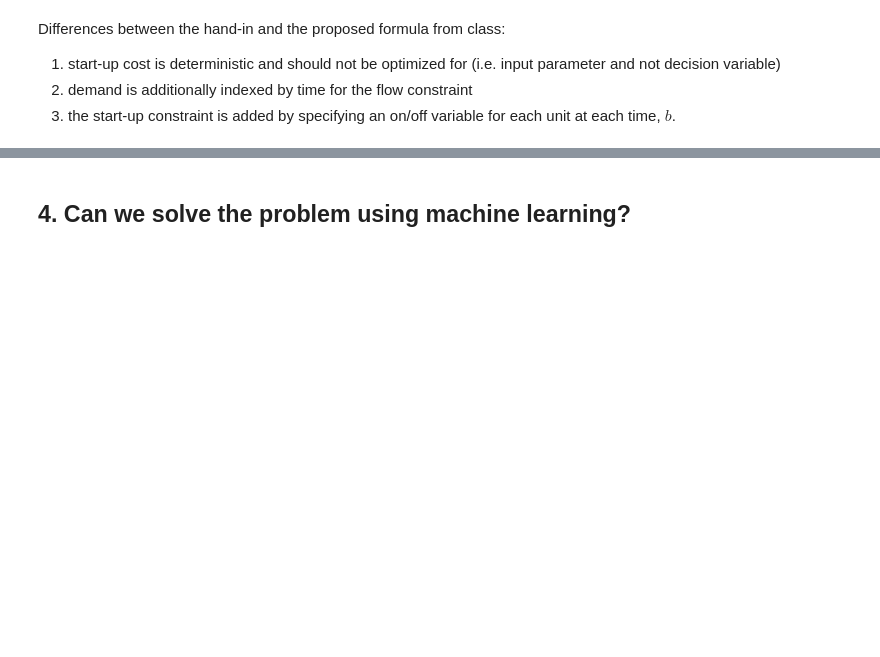
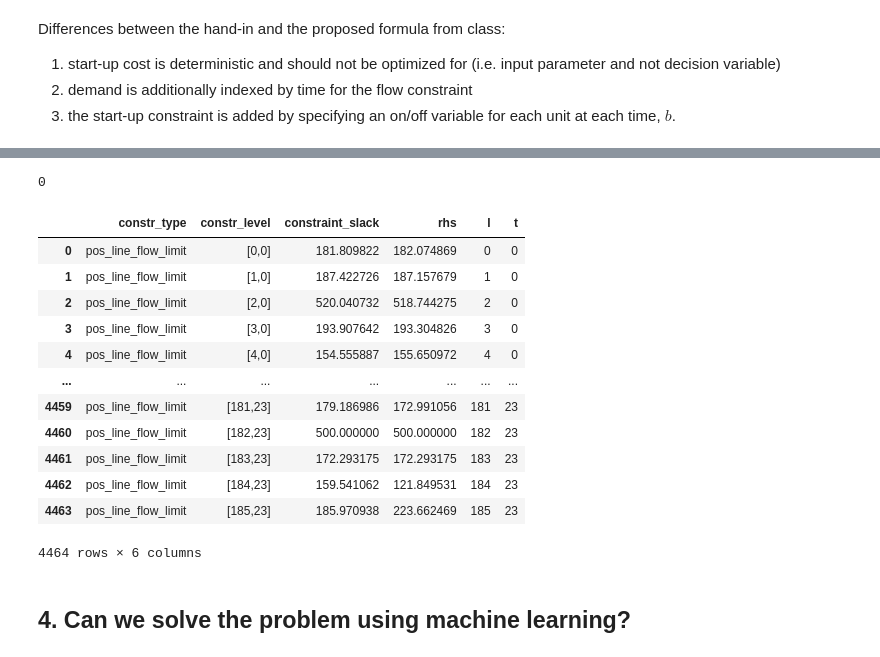
Before and after one commit to albertkjoller/ml-energy-systems, a Jupyter notebook: src/assignment3/notebooks/explainer_notebook.ipynb, the cells around one changed output, grey strips where cells are left out. Cells and saved outputs as stored; diff of their text form; code cells hidden in the pictures; blank space fills up the shorter version.

Commit message:
my go on the optimization model?

```diff
--- a/src/assignment3/notebooks/explainer_notebook.ipynb
+++ b/src/assignment3/notebooks/explainer_notebook.ipynb
@@ -236,0 +332,33 @@ for t in range(24):
+# %%
+constraints = pd.DataFrame([{
+    'constr_type': c.ConstrName.split('[')[0] if '[' in c.ConstrName else c.ConstrName,
+    'constr_level': '[' + c.ConstrName.split('[')[1] if '[' in c.ConstrName else '-',
+    'constraint_slack': c.Slack,
+    'rhs': c.getAttr('rhs')
+} for c in system.model.getConstrs()])
+# %%
+grouped_constraints = {}
+for name in tqdm(constraints['constr_type'].unique()):
+    grouped_constraints[name] = constraints.query('constr_type == @name').reset_index(drop=True)
+
+line_flow_limits = grouped_constraints['pos_line_flow_limit']
+line_flow_limits['l'] = line_flow_limits['constr_level'].progress_apply(lambda x: int(x.strip('[').strip(']').split(',')[0]))
+line_flow_limits['t'] = line_flow_limits['constr_level'].progress_apply(lambda x: int(x.strip('[').strip(']').split(',')[1]))
+# %%
+print((line_flow_limits.constraint_slack < 1e-3).sum())
+line_flow_limits
+# %% [output]
+0
+|  | constr_type | constr_level | constraint_slack | rhs | l | t |
+| 0 | pos_line_flow_limit | [0,0] | 181.809822 | 182.074869 | 0 | 0 |
+| 1 | pos_line_flow_limit | [1,0] | 187.422726 | 187.157679 | 1 | 0 |
+| 2 | pos_line_flow_limit | [2,0] | 520.040732 | 518.744275 | 2 | 0 |
+| 3 | pos_line_flow_limit | [3,0] | 193.907642 | 193.304826 | 3 | 0 |
+| 4 | pos_line_flow_limit | [4,0] | 154.555887 | 155.650972 | 4 | 0 |
+| ... | ... | ... | ... | ... | ... | ... |
+| 4459 | pos_line_flow_limit | [181,23] | 179.186986 | 172.991056 | 181 | 23 |
+| 4460 | pos_line_flow_limit | [182,23] | 500.000000 | 500.000000 | 182 | 23 |
+| 4461 | pos_line_flow_limit | [183,23] | 172.293175 | 172.293175 | 183 | 23 |
+| 4462 | pos_line_flow_limit | [184,23] | 159.541062 | 121.849531 | 184 | 23 |
+| 4463 | pos_line_flow_limit | [185,23] | 185.970938 | 223.662469 | 185 | 23 |
+4464 rows × 6 columns
```
Also changed, not shown: parts of 25 cells of this notebook.
